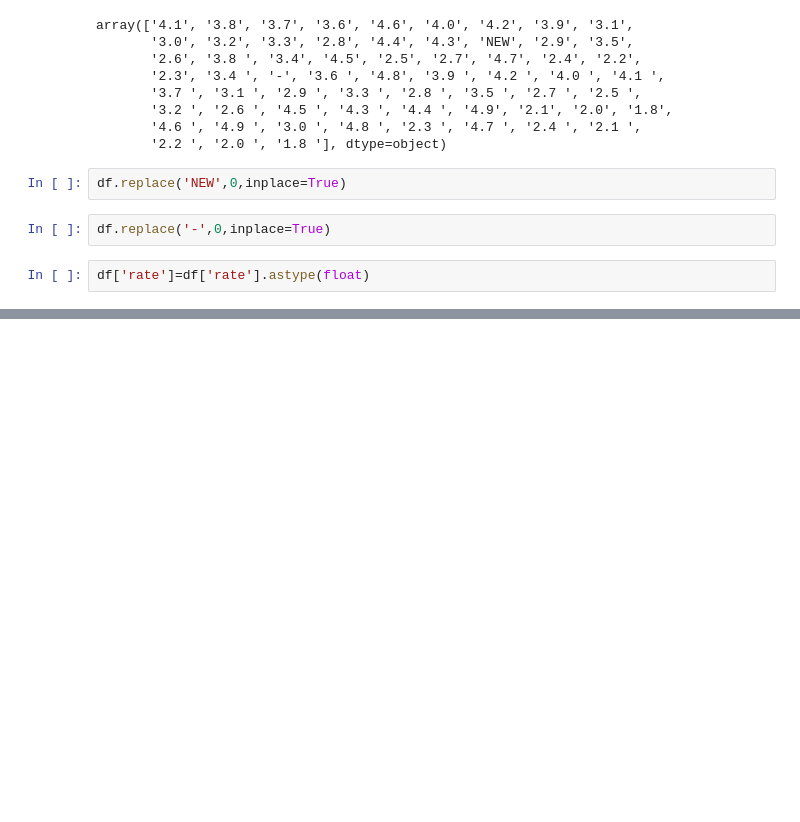
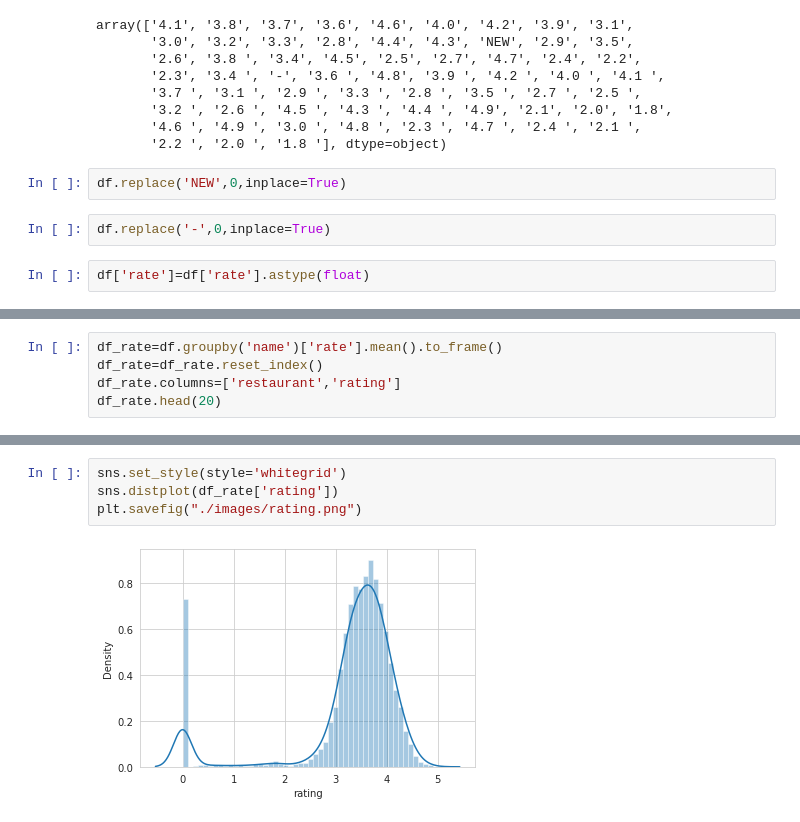
Before and after one commit to Data-Analysis-Projects-Udemy/Project-3-Geospatial-Analysis-Project, a Jupyter notebook: Zomato_EDA.ipynb, the cells around one changed output, grey strips where cells are left out. Cells and saved outputs as stored; diff of their text form; blank space fills up the shorter version.

```diff
--- a/Zomato_EDA.ipynb
+++ b/Zomato_EDA.ipynb
@@ -143,0 +149,5 @@ df['rate']=df['rate'].astype(float)
+# %%
+df_rate=df.groupby('name')['rate'].mean().to_frame()
+df_rate=df_rate.reset_index()
+df_rate.columns=['restaurant','rating']
+df_rate.head(20)
@@ -143,0 +172,6 @@ df['rate']=df['rate'].astype(float)
+# %%
+sns.set_style(style='whitegrid')
+sns.distplot(df_rate['rating'])
+plt.savefig("./images/rating.png")
+# %% [output]
+[figure, added]
```
Also changed, not shown: parts of 11 cells of this notebook, 8 other files.
